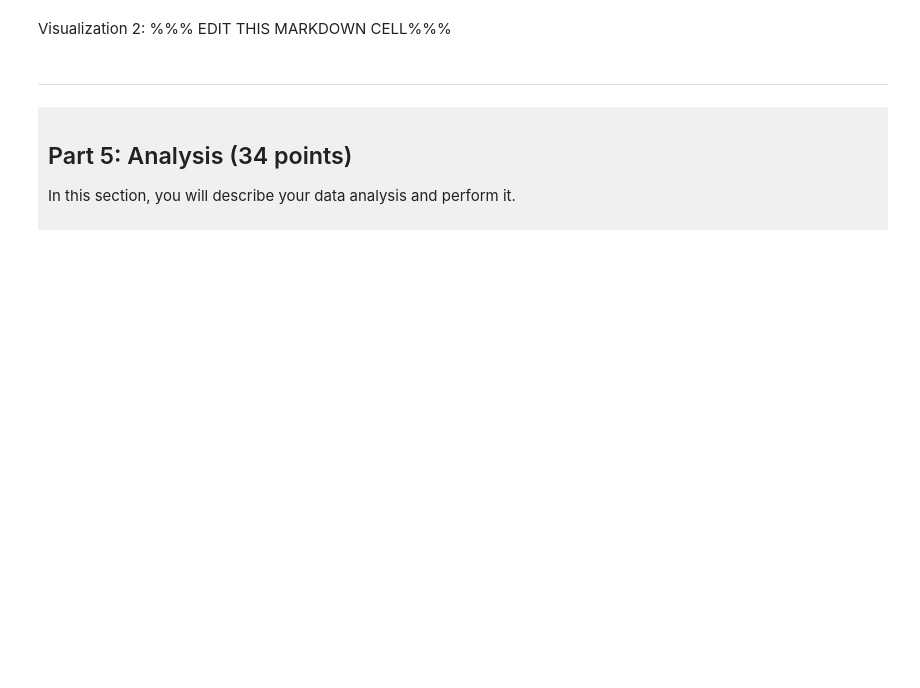
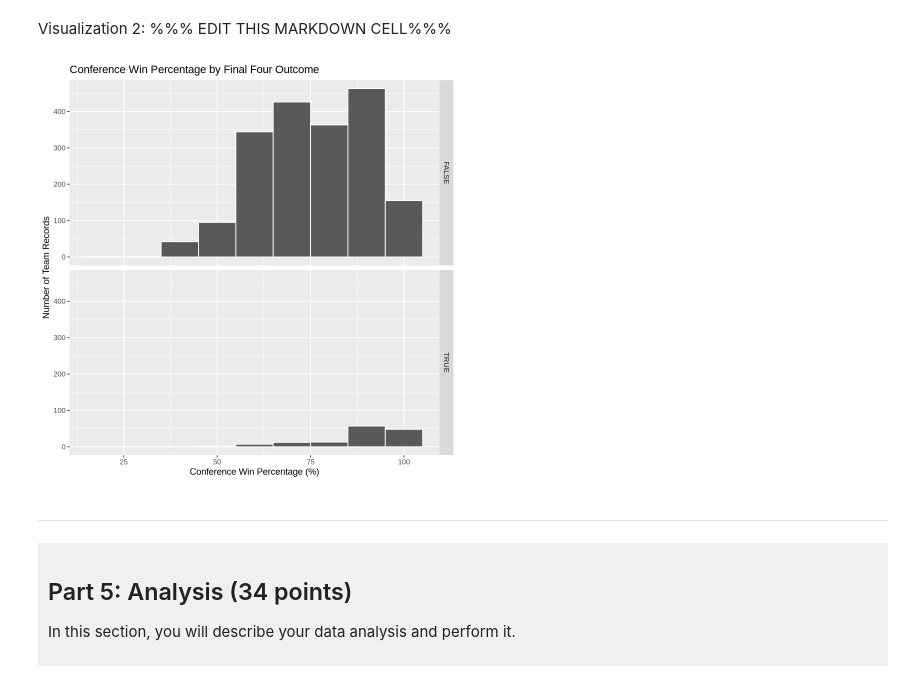
Before and after one commit to jagoding/dsci-100-project-jiaxin-ding, a Jupyter notebook: dsci-100-project-notebook.ipynb, the cells around one changed output. Saved outputs shown, nothing was run; the diff lists cells and outputs as text; code cells hidden in the pictures; blank space fills up the shorter version.

```diff
--- a/dsci-100-project-notebook.ipynb
+++ b/dsci-100-project-notebook.ipynb
@@ -336,7 +394,17 @@ Visualization 1: %%% EDIT THIS MARKDOWN CELL%%%
 # %% [markdown]
 Visualization 2: %%% EDIT THIS MARKDOWN CELL%%%
 # %%
-### EDIT THIS CODE CELL FOR VISUALIZATION 2###
+# Compare conference win percentages across final-four categories
+conf_plot <- tidy_data |>
+    filter(!is.na(conf_wins_pct)) |>
+    ggplot(aes(x = conf_wins_pct)) +
+    geom_histogram(binwidth = 10, color = "white") +
+    facet_grid(rows = vars(final_four)) +
+    labs(title = "Conference Win Percentage by Final Four Outcome",x = "Conference Win Percentage (%)",y = "Number of Team Records")
+# Display the plot
+conf_plot
+# %% [output]
+[figure, added]
 # %% [markdown]
 ------
 # %% [markdown]
```
Also changed, not shown: parts of 8 cells of this notebook.
